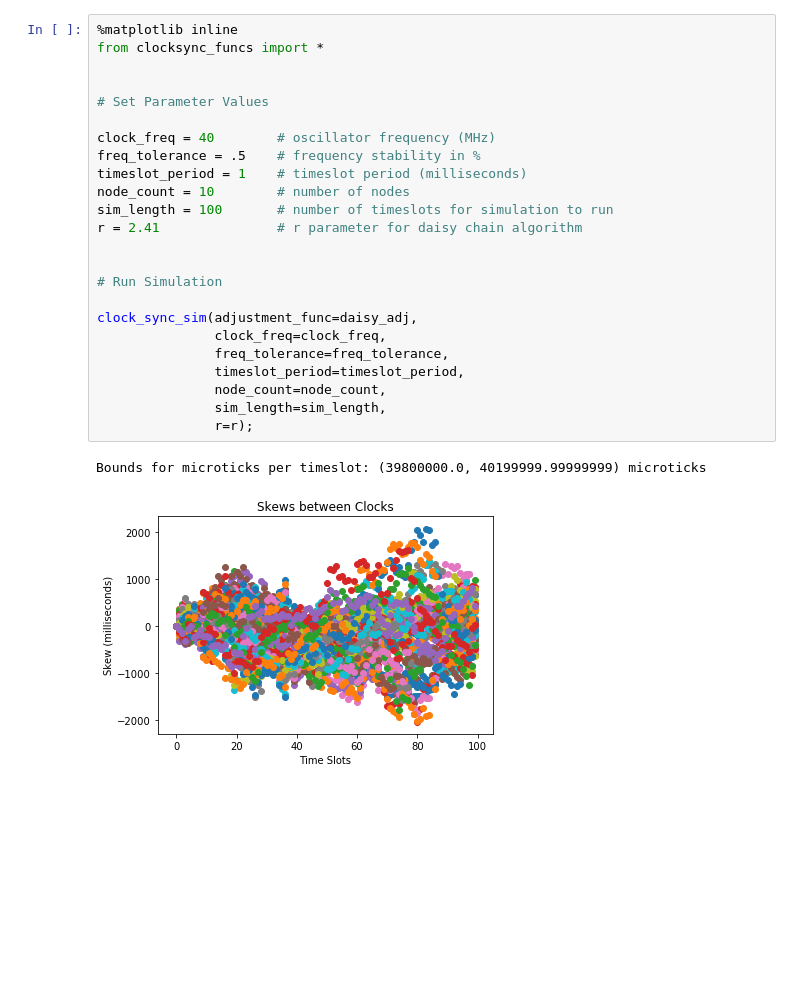
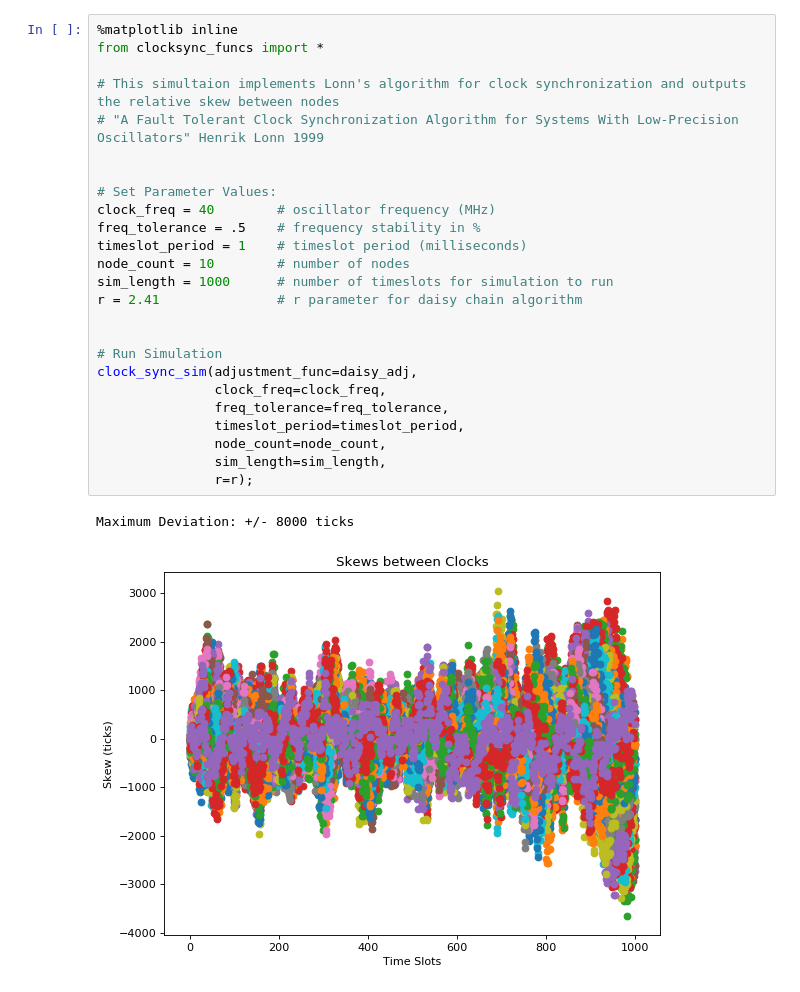
Before and after one commit to sabpereira/ClockSyncSim, a Jupyter notebook: clocksync.ipynb, the cells around one changed output. Drawn from its saved outputs; the diff is of its cells as text; blank space fills up the shorter version.

```diff
--- a/clocksync.ipynb
+++ b/clocksync.ipynb
@@ -1,27 +1,28 @@
 # %%
 %matplotlib inline
 from clocksync_funcs import *
 
+# This simultaion implements Lonn's algorithm for clock synchronization and outputs the relative skew between nodes
+# "A Fault Tolerant Clock Synchronization Algorithm for Systems With Low-Precision Oscillators" Henrik Lonn 1999
 
-# Set Parameter Values
 
+# Set Parameter Values:
 clock_freq = 40        # oscillator frequency (MHz)
 freq_tolerance = .5    # frequency stability in %
 timeslot_period = 1    # timeslot period (milliseconds)
 node_count = 10        # number of nodes
-sim_length = 100       # number of timeslots for simulation to run
+sim_length = 1000      # number of timeslots for simulation to run
 r = 2.41               # r parameter for daisy chain algorithm
 
 
 # Run Simulation
-
 clock_sync_sim(adjustment_func=daisy_adj,
                clock_freq=clock_freq,
                freq_tolerance=freq_tolerance,
                timeslot_period=timeslot_period,
                node_count=node_count,
                sim_length=sim_length,
                r=r);
 # %% [output]
-Bounds for microticks per timeslot: (39800000.0, 40199999.99999999) microticks
+Maximum Deviation: +/- 8000 ticks
-[figure, old version]
+[figure, new version]
```
Also changed, not shown: 1 other file.
